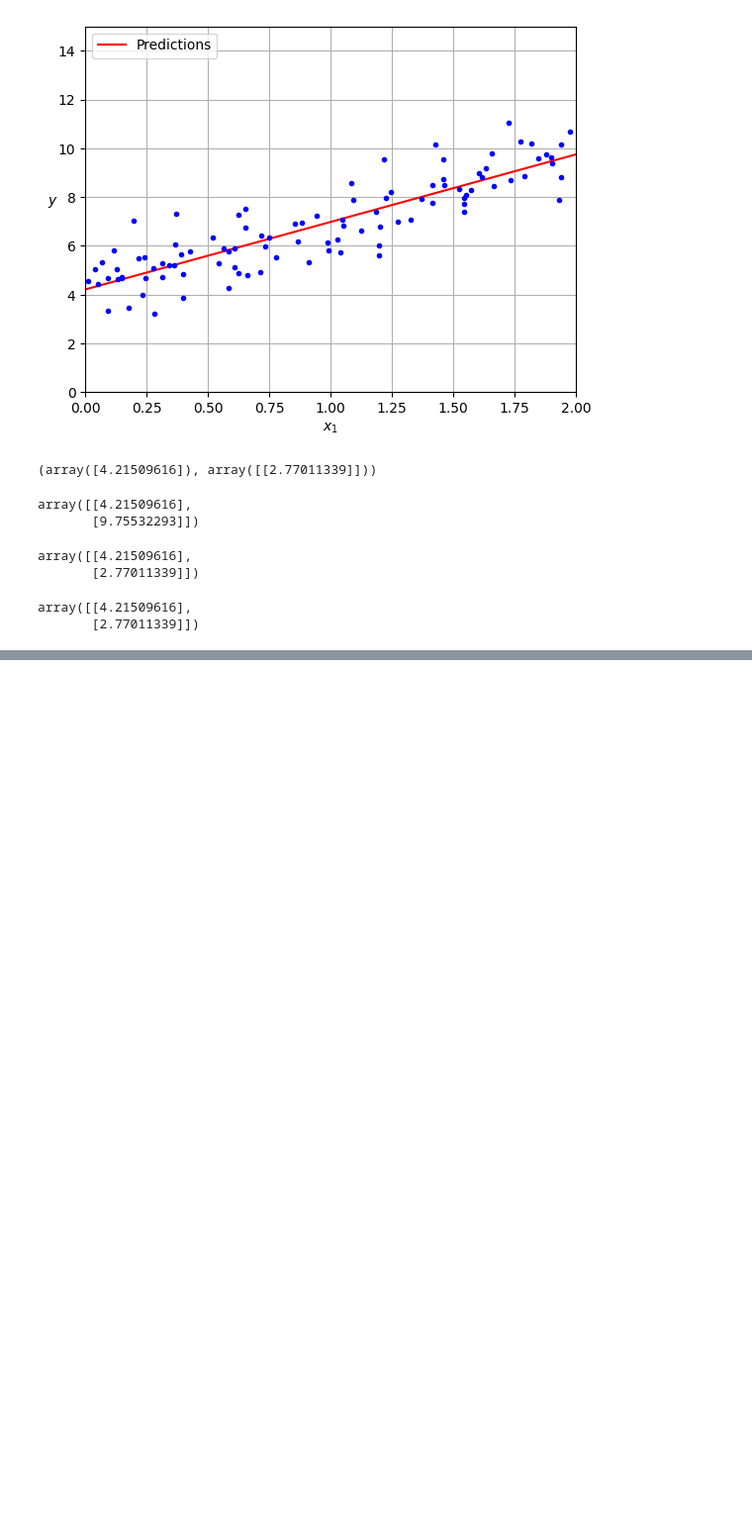
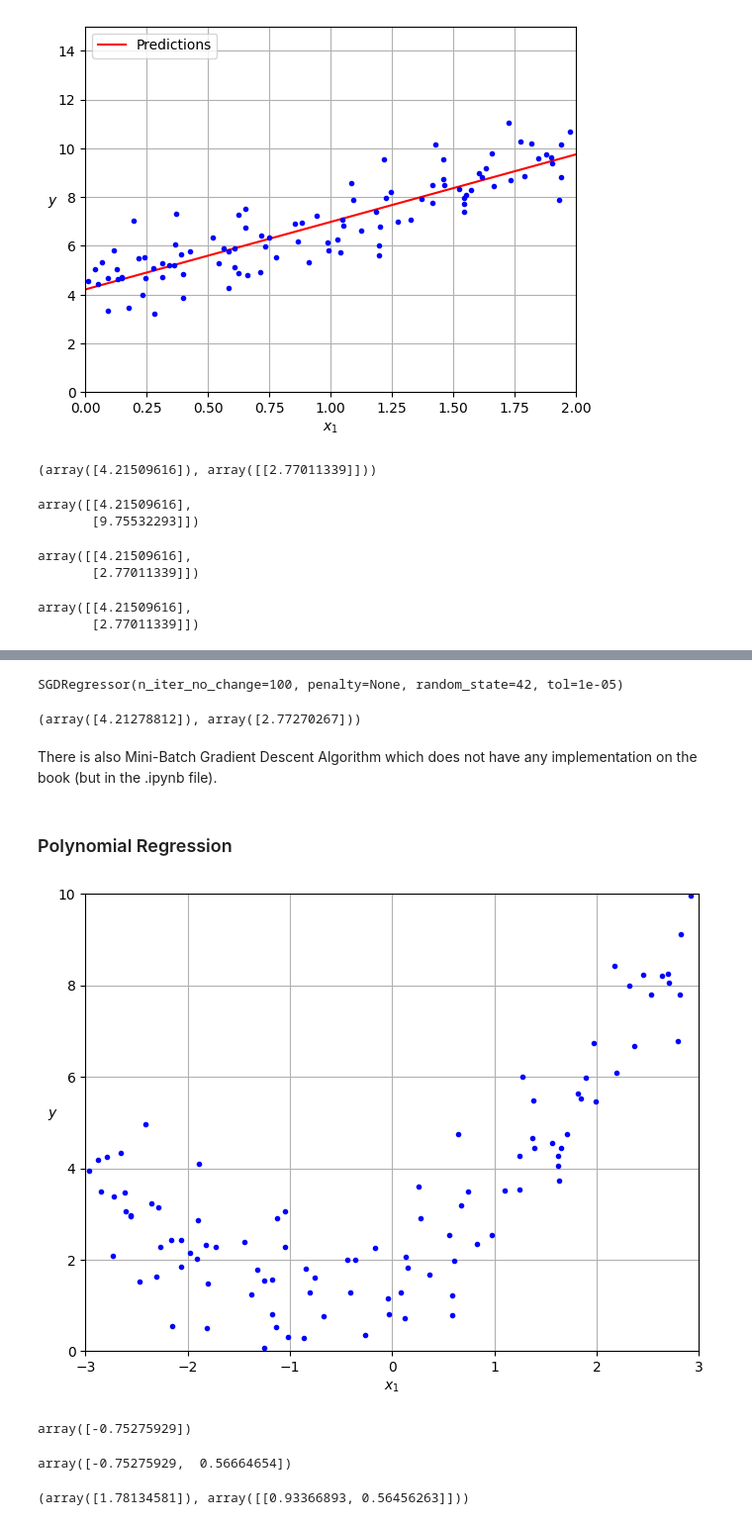
Before and after one commit to DaringUnicorn/hands-on-machine-learning, a Jupyter notebook: practice/04_training_models.ipynb, the cells around one changed output, grey strips where cells are left out. Shown at 99% size. Saved outputs shown, nothing was run; the diff lists cells and outputs as text; code cells hidden in the pictures; blank space fills up the shorter version.

```diff
--- a/practice/04_training_models.ipynb
+++ b/practice/04_training_models.ipynb
@@ -72,0 +122,47 @@ array([[4.21509616],
+# %%
+from sklearn.linear_model import SGDRegressor
+
+sgd_regressor = SGDRegressor(max_iter=1000, tol=1e-5, penalty=None, eta0=0.01, n_iter_no_change=100, random_state=42)
+sgd_regressor.fit(X, y.ravel()) # y.ravel() because fit() expects 1D targets
+# %% [output]
+SGDRegressor(n_iter_no_change=100, penalty=None, random_state=42, tol=1e-05)
+# %%
+sgd_regressor.intercept_, sgd_regressor.coef_
+# %% [output]
+(array([4.21278812]), array([2.77270267]))
+# %% [markdown]
+There is also Mini-Batch Gradient Descent Algorithm which does not have any implementation on the book (but in the .ipynb file).
+# %% [markdown]
+### Polynomial Regression
+# %%
+np.random.seed(42)
+m = 100
+X = 6 * np.random.rand(m, 1) - 3
+y = 0.5 * X ** 2 + X + 2 + np.random.randn(m, 1)
+# %%
+plt.figure(figsize=(8, 6))
+plt.plot(X, y, "b.")
+plt.xlabel("$x_1$")
+plt.ylabel("$y$", rotation=0)
+plt.axis([-3, 3, 0, 10])
+plt.grid()
+# %% [output]
+[figure, added]
+# %%
+from sklearn.preprocessing import PolynomialFeatures
+
+polynomial_features = PolynomialFeatures(degree=2, include_bias=False)
+X_polynomial = polynomial_features.fit_transform(X)
+X[0]
+# %% [output]
+array([-0.75275929])
+# %%
+X_polynomial[0]
+# %% [output]
+array([-0.75275929,  0.56664654])
+# %%
+linear_regression = LinearRegression()
+linear_regression.fit(X_polynomial, y)
+linear_regression.intercept_, linear_regression.coef_
+# %% [output]
+(array([1.78134581]), array([[0.93366893, 0.56456263]]))
```
Also changed, not shown: parts of 13 cells of this notebook.
